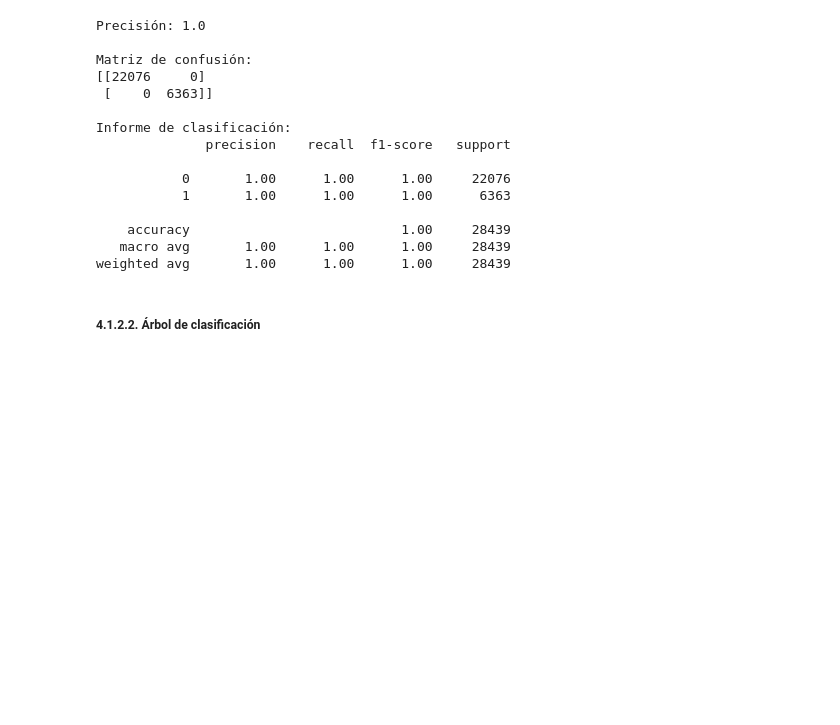
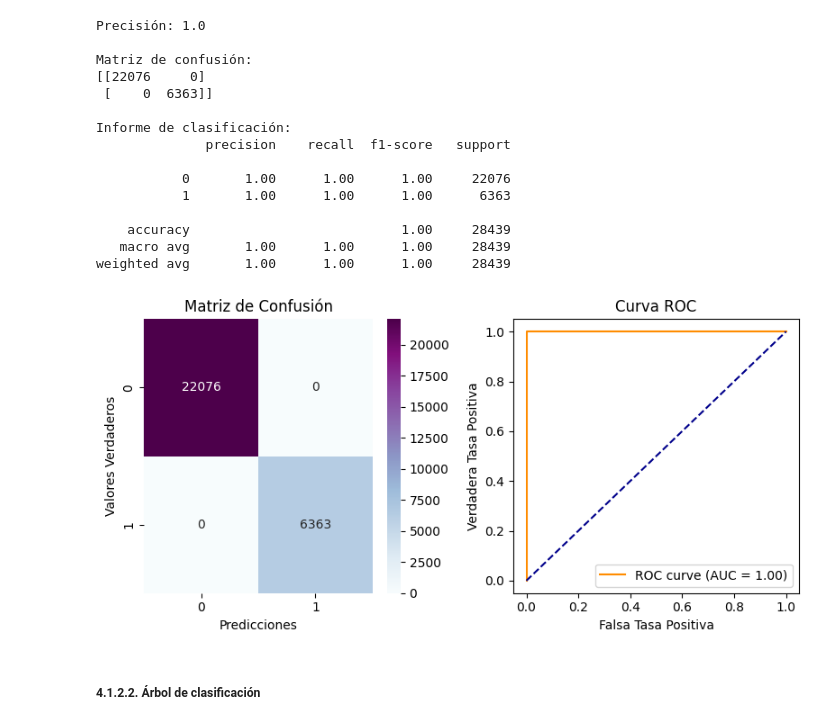
Before and after one commit to CristobalCabezas/datamining_duoc2024, a Jupyter notebook: ET/BIY7121_004V_ET_CristobalCabezas.ipynb, the cells around one changed output. Saved outputs shown, nothing was run; the diff lists cells and outputs as text; code cells hidden in the pictures; blank space fills up the shorter version.

Commit message:
EA2 - Implementa modelos de clasificación y no supervisados

```diff
--- a/ET/BIY7121_004V_ET_CristobalCabezas.ipynb
+++ b/ET/BIY7121_004V_ET_CristobalCabezas.ipynb
@@ -305,7 +388,7 @@ temp_df_transformed['Date'] = pd.to_datetime(temp_df_transformed['Date'])
 temp_df_transformed['DateYear'] = temp_df_transformed['Date'].dt.year
 temp_df_transformed['DateMonth'] = temp_df_transformed['Date'].dt.month
 # %%
-columns_to_remove = ['Date','Evaporation','Sunshine','WindGustDir', 'WindDir9am', 'WindDir3pm','Cloud9am','Cloud3pm','Temp9am','Temp3pm', 'RainToday', 'Z_Score']
+columns_to_remove = ['Date','Evaporation','Sunshine','WindGustDir', 'WindDir9am', 'WindDir3pm','Cloud9am','Cloud3pm','RainToday', 'Z_Score']
 temp_df_transformed.drop(columns=columns_to_remove, inplace=True)
 # %%
 temp_df_transformed.isna().sum()
@@ -394,7 +479,7 @@ for column in temp_df_imputed:
         median = temp_df_imputed[column].median()
         temp_df_imputed[column] = temp_df_imputed[column].fillna(median)
 # %%
-knn_columns = ['Pressure9am', 'Pressure3pm']
+knn_columns = ['Pressure9am', 'Pressure3pm', 'Temp9am','Temp3pm']
 
 scaler = StandardScaler()
 temp_df_imputed[knn_columns] = scaler.fit_transform(temp_df_imputed[knn_columns])
@@ -435,7 +520,7 @@ No se tratan
 # %% [markdown]
 #### 4.1.1. **Regresión**
 # %%
-columns_regression = ['Location', 'MinTemp', 'MaxTemp', 'Rainfall', 'WindGustSpeed', 'WindSpeed9am', 'WindSpeed3pm', 'Humidity9am', 'Humidity3pm', 'Pressure9am', 'Pressure3pm', 'RISK_MM', 'RainTomorrow', 'DateYear', 'DateMonth']
+columns_regression = ['Location', 'MinTemp', 'MaxTemp', 'Rainfall', 'WindGustSpeed', 'WindSpeed9am', 'WindSpeed3pm', 'Humidity9am', 'Humidity3pm', 'Pressure9am', 'Pressure3pm', 'Temp9am','Temp3pm','RISK_MM', 'RainTomorrow', 'DateYear', 'DateMonth']
 
 temp_df_regression = temp_df_scaled[columns_regression]
 
@@ -574,6 +659,34 @@ Informe de clasificación:
     accuracy                           1.00     28439
    macro avg       1.00      1.00      1.00     28439
 weighted avg       1.00      1.00      1.00     28439
+# %%
+# Crear un gráfico con dos subplots
+fig, (ax1, ax2) = plt.subplots(1, 2, figsize=(8, 4))
+
+# Gráfico de la Matriz de Confusión
+sns.heatmap(confusion_rl, annot=True, fmt='d', cmap='BuPu', ax=ax1)
+ax1.set_xlabel('Predicciones')
+ax1.set_ylabel('Valores Verdaderos')
+ax1.set_title('Matriz de Confusión')
+
+# Calcular la curva ROC y el área bajo la curva
+fpr, tpr, thresholds = roc_curve(z_test, model_lr.predict_proba(W_test)[:, 1])
+roc_auc = auc(fpr, tpr)
+roc_auc_rl = roc_auc
+
+# Gráfico de la Curva ROC
+ax2.plot(fpr, tpr, color='darkorange', label=f'ROC curve (AUC = {roc_auc:.2f})')
+ax2.plot([0, 1], [0, 1], color='darkblue', linestyle='--')
+ax2.set_xlabel('Falsa Tasa Positiva')
+ax2.set_ylabel('Verdadera Tasa Positiva')
+ax2.set_title('Curva ROC')
+ax2.legend(loc="lower right")
+
+# Mostrar ambos gráficos
+plt.tight_layout()
+plt.show()
+# %% [output]
+[figure, added]
 # %% [markdown]
 ##### 4.1.2.2. **Árbol de clasificación**
 # %%
```
Also changed, not shown: parts of 50 cells of this notebook.
